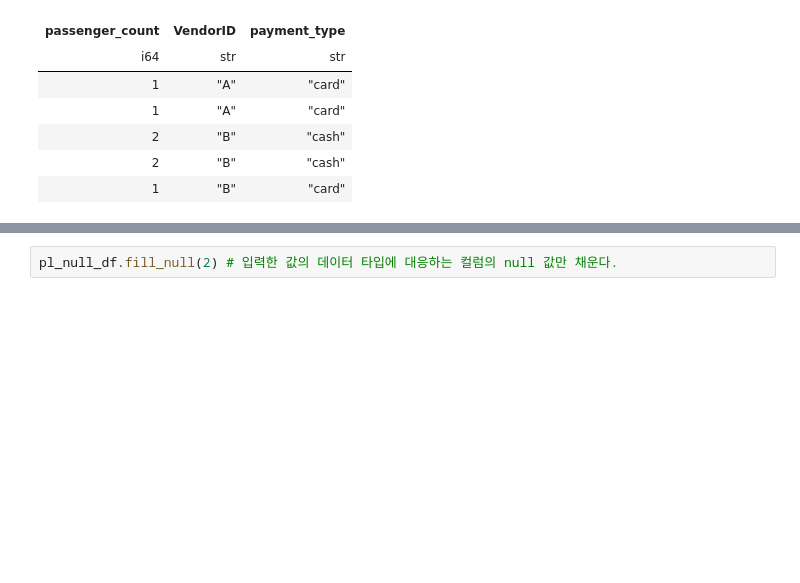
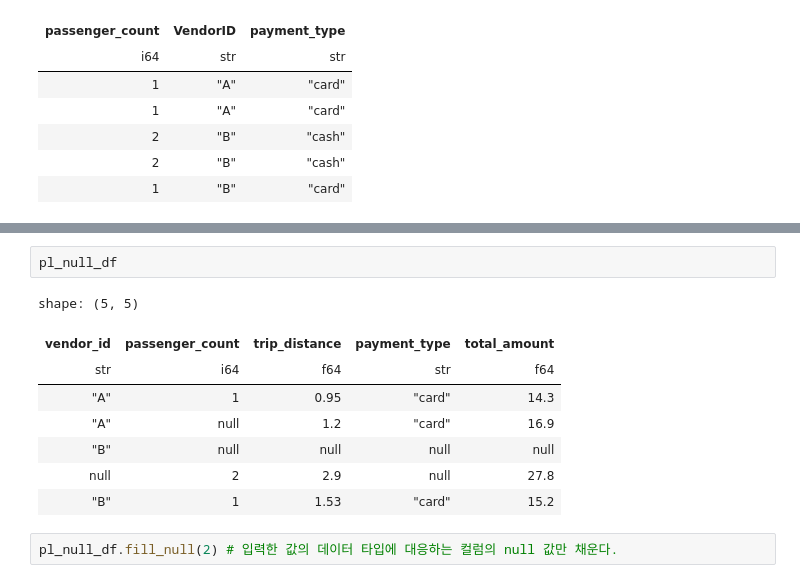
Before and after one commit to iop2000win/Basic, a Jupyter notebook: Polars___Basic.ipynb, the cells around one changed output, grey strips where cells are left out. Saved outputs shown, nothing was run; the diff lists cells and outputs as text; blank space fills up the shorter version.

```diff
--- a/Polars___Basic.ipynb
+++ b/Polars___Basic.ipynb
@@ -264,3 +353,14 @@ pd_null_df.isnull()
+# %%
+pl_null_df
+# %% [output]
+shape: (5, 5)
+| vendor_id | passenger_count | trip_distance | payment_type | total_amount |
+| str | i64 | f64 | str | f64 |
+| "A" | 1 | 0.95 | "card" | 14.3 |
+| "A" | null | 1.2 | "card" | 16.9 |
+| "B" | null | null | null | null |
+| null | 2 | 2.9 | null | 27.8 |
+| "B" | 1 | 1.53 | "card" | 15.2 |
 # %%
 pl_null_df.fill_null(2) # 입력한 값의 데이터 타입에 대응하는 컬럼의 null 값만 채운다.
 # %% [output]
```
Also changed, not shown: parts of 27 cells of this notebook, 1 other file.
